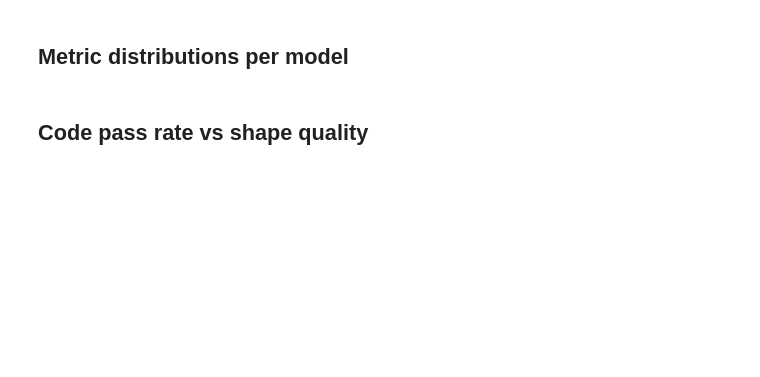
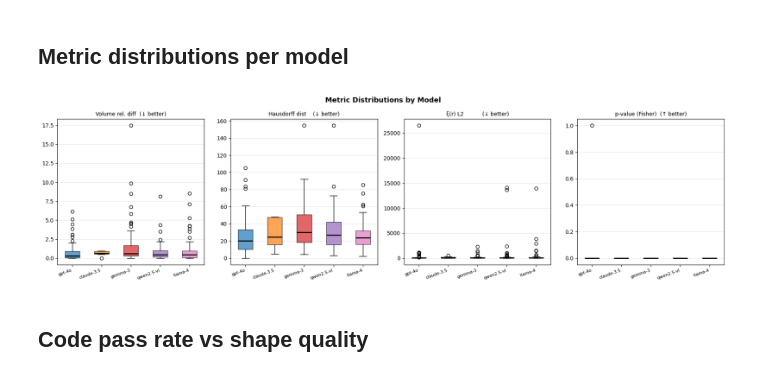
Before and after one commit to dfaroughy/CAD, a Jupyter notebook: notebooks/evaluation.ipynb, the cells around one changed output. Saved outputs shown, nothing was run; the diff lists cells and outputs as text; code cells hidden in the pictures; blank space fills up the shorter version.

Commit message:
added Llama maverick 4

```diff
--- a/notebooks/evaluation.ipynb
+++ b/notebooks/evaluation.ipynb
@@ -20,4 +9,4 @@ import numpy as np
 import pandas as pd
 
 RESULTS_DIR = Path('../Analysis/results')
-MODELS = ['gpt-4o', 'claude-3.5-sonnet', 'gemma-3-27b-it', 'qwen2.5-vl-72b-instruct']
+MODELS = ['gpt-4o', 'claude-3.5-sonnet', 'gemma-3-27b-it', 'qwen2.5-vl-72b-instruct', 'llama-4-maverick']
@@ -64,30 +61,32 @@ leaderboard
 # %%
 metric_labels = {
     'vol_rel':   'Volume rel. diff  (↓ better)',
     'hausdorff': 'Hausdorff dist    (↓ better)',
     'xi_l2':     'ξ(r) L2           (↓ better)',
     'p_value':   'p-value (Fisher)  (↑ better)',
 }
 
 fig, axes = plt.subplots(1, 4, figsize=(18, 5))
 model_names = list(dfs.keys())
 short_names = [m.split('-')[0] + '-' + m.split('-')[1] if '-' in m else m for m in model_names]
 
 for ax, metric in zip(axes, SHAPE_METRICS):
     data = [dfs[m].query("status == 'ok'")[metric].dropna().values for m in model_names]
     bp = ax.boxplot(data, patch_artist=True, medianprops=dict(color='black', linewidth=2))
     colors = plt.cm.tab10(np.linspace(0, 0.6, len(model_names)))
     for patch, color in zip(bp['boxes'], colors):
         patch.set_facecolor(color)
         patch.set_alpha(0.7)
     ax.set_title(metric_labels[metric], fontsize=10)
     ax.set_xticks(range(1, len(model_names) + 1))
     ax.set_xticklabels(short_names, rotation=20, ha='right', fontsize=8)
     ax.grid(axis='y', alpha=0.3)
 
-plt.suptitle('Shape Metric Distributions by Model', fontsize=13, fontweight='bold')
+plt.suptitle('Metric Distributions by Model', fontsize=13, fontweight='bold')
 plt.tight_layout()
 plt.show()
+# %% [output]
+[figure, added]
 # %% [markdown]
 ## Code pass rate vs shape quality
 # %%
```
Also changed, not shown: parts of 7 cells of this notebook, 3 other files.
